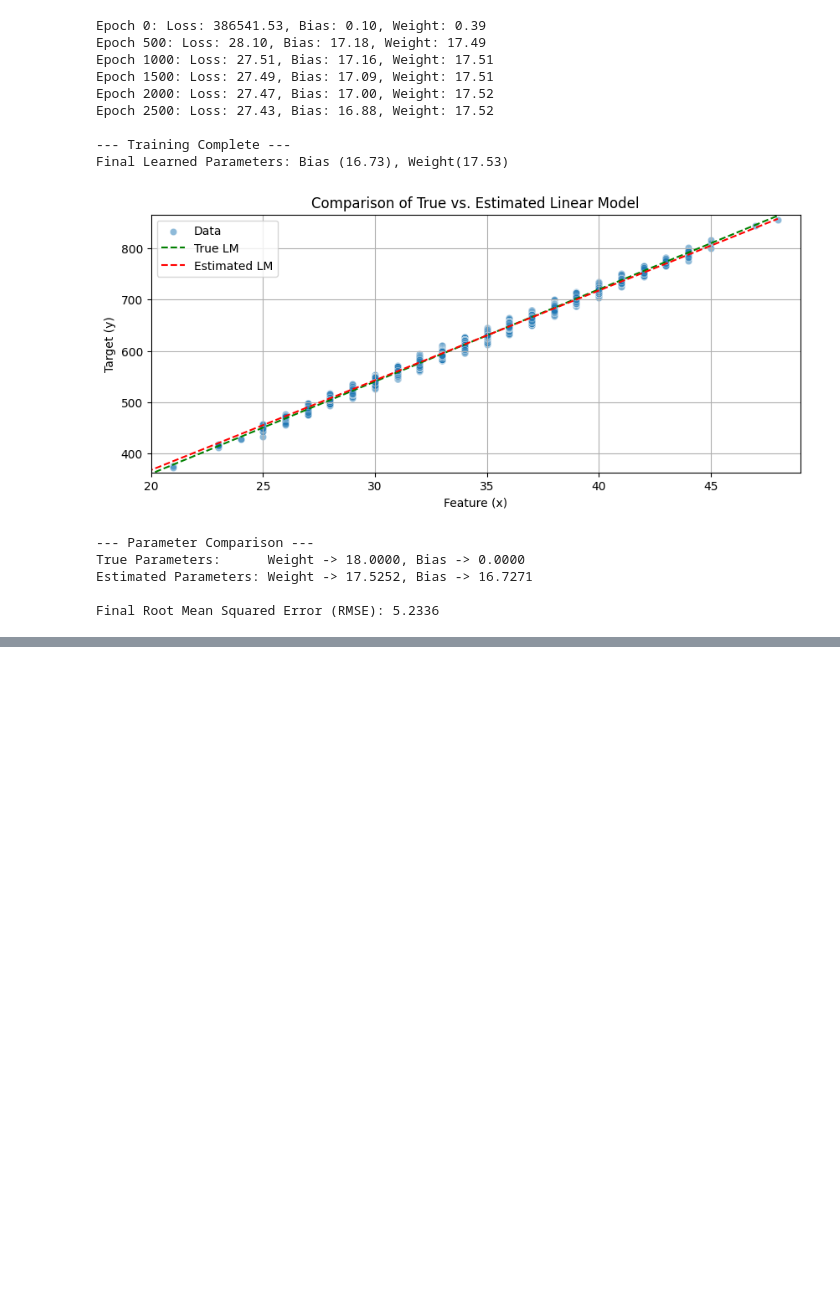
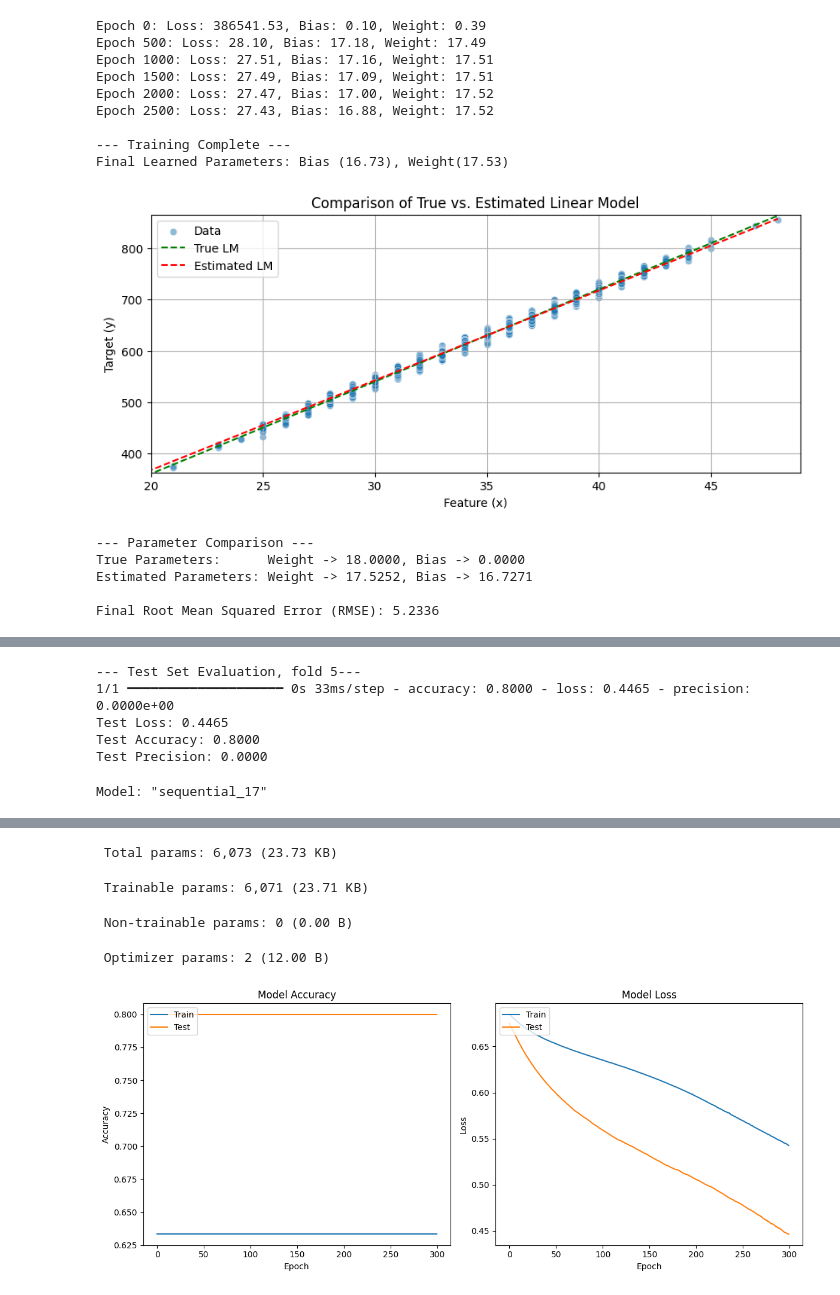
Before and after one commit to nescuderor/Personal_portfolio, a Jupyter notebook: 04_Neural_networks/01_ml_models.ipynb, the cells around one changed output, grey strips where cells are left out. Saved outputs shown, nothing was run; the diff lists cells and outputs as text; code cells hidden in the pictures; blank space fills up the shorter version.

Commit message:
Establishing a first NN in both scikitlearn and tensorflow via keras API

```diff
--- a/04_Neural_networks/01_ml_models.ipynb
+++ b/04_Neural_networks/01_ml_models.ipynb
@@ -498,0 +513,12 @@ As a general explanation of this behaviour the discrepancy in the bias could be
+# %%
+# Obtaining the data and creating train-test
+data = sklearn.datasets.load_iris()
+print(data.DESCR)
+
+# Crating train-test splits and encoding the targets
+x, y = data.data, data.target
+y = (y == 1)
+x_train, x_test, y_train, y_test = sklearn.model_selection.train_test_split(x, y, test_size=0.2)
+
+# Creating a K-fold split for performing cross-validation
+kf = sklearn.model_selection.KFold(n_splits=5, shuffle=True, random_state=15)
@@ -498,0 +635,62 @@ As a general explanation of this behaviour the discrepancy in the bias could be
+# %%
+# Creating base_transformer
+min_max_scaler = sklearn.preprocessing.MinMaxScaler()
+
+# Trasforming the data
+min_max_scaler = min_max_scaler.fit(x_train)
+train = min_max_scaler.transform(x_train)
+test = min_max_scaler.transform(x_test)
+
+# Creating MLP model
+MLP_model = tf.keras.Sequential([
+    tf.keras.layers.Input(shape=(4,)),
+    tf.keras.layers.Dense(100, activation="relu"),
+    tf.keras.layers.Dense(50, activation="relu"),
+    tf.keras.layers.Dense(10, activation="relu"),
+    tf.keras.layers.Dense(1, activation="sigmoid")
+])
+
+# Compiling model's performance
+MLP_model.compile(optimizer="SGD", loss="binary_crossentropy", metrics=["accuracy", "precision"])
+
+# Fit the model on the training data and store the history
+history = MLP_model.fit(x=train, y=y_train, epochs=300, validation_data=(test, y_test), verbose=0)
+
+# Evaluate the model on the test set
+print(f"--- Test Set Evaluation, fold {counter}---")
+test_loss, test_accuracy, test_precision = MLP_model.evaluate(test, y_test)
+print(f"Test Loss: {test_loss:.4f}")
+print(f"Test Accuracy: {test_accuracy:.4f}")
+print(f"Test Precision: {test_precision:.4f}\n")
+
+# Display the model's architecture
+MLP_model.summary()
+
+# Plot training & validation accuracy values
+plt.figure(figsize=(12, 5))
+plt.subplot(1, 2, 1)
+plt.plot(history.history['accuracy'])
+plt.plot(history.history['val_accuracy'])
+plt.title('Model Accuracy')
+plt.ylabel('Accuracy')
+plt.xlabel('Epoch')
+plt.legend(['Train', 'Test'], loc='upper left')
+
+# Plot training & validation loss values
+plt.subplot(1, 2, 2)
+plt.plot(history.history['loss'])
+plt.plot(history.history['val_loss'])
+plt.title('Model Loss')
+plt.ylabel('Loss')
+plt.xlabel('Epoch')
+plt.legend(['Train', 'Test'], loc='upper left')
+
+plt.tight_layout()
+plt.show()
+# %% [output]
+--- Test Set Evaluation, fold 5---
+1/1 ━━━━━━━━━━━━━━━━━━━━ 0s 33ms/step - accuracy: 0.8000 - loss: 0.4465 - precision: 0.0000e+00
+Test Loss: 0.4465
+Test Accuracy: 0.8000
+Test Precision: 0.0000
+Model: "sequential_17"
@@ -498,0 +708,5 @@ As a general explanation of this behaviour the discrepancy in the bias could be
+ Total params: 6,073 (23.73 KB)
+ Trainable params: 6,071 (23.71 KB)
+ Non-trainable params: 0 (0.00 B)
+ Optimizer params: 2 (12.00 B)
+[figure, added]
```
Also changed, not shown: parts of 17 cells of this notebook.
